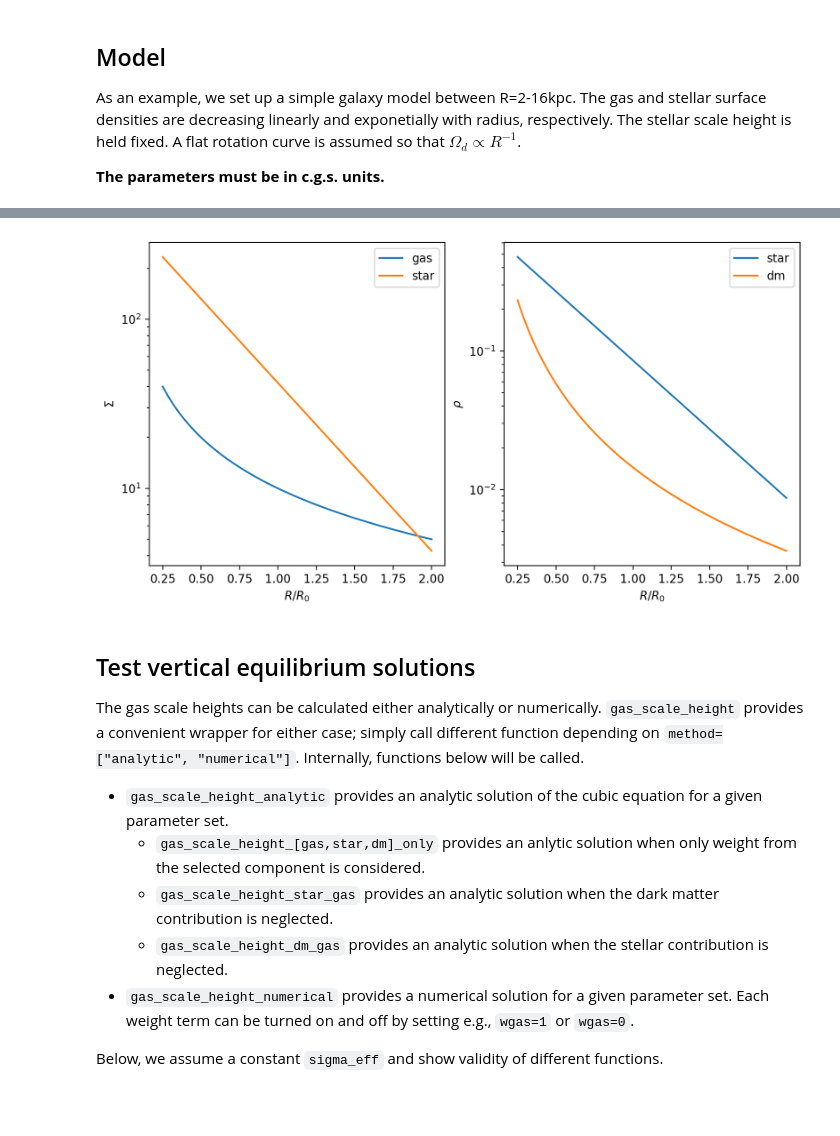
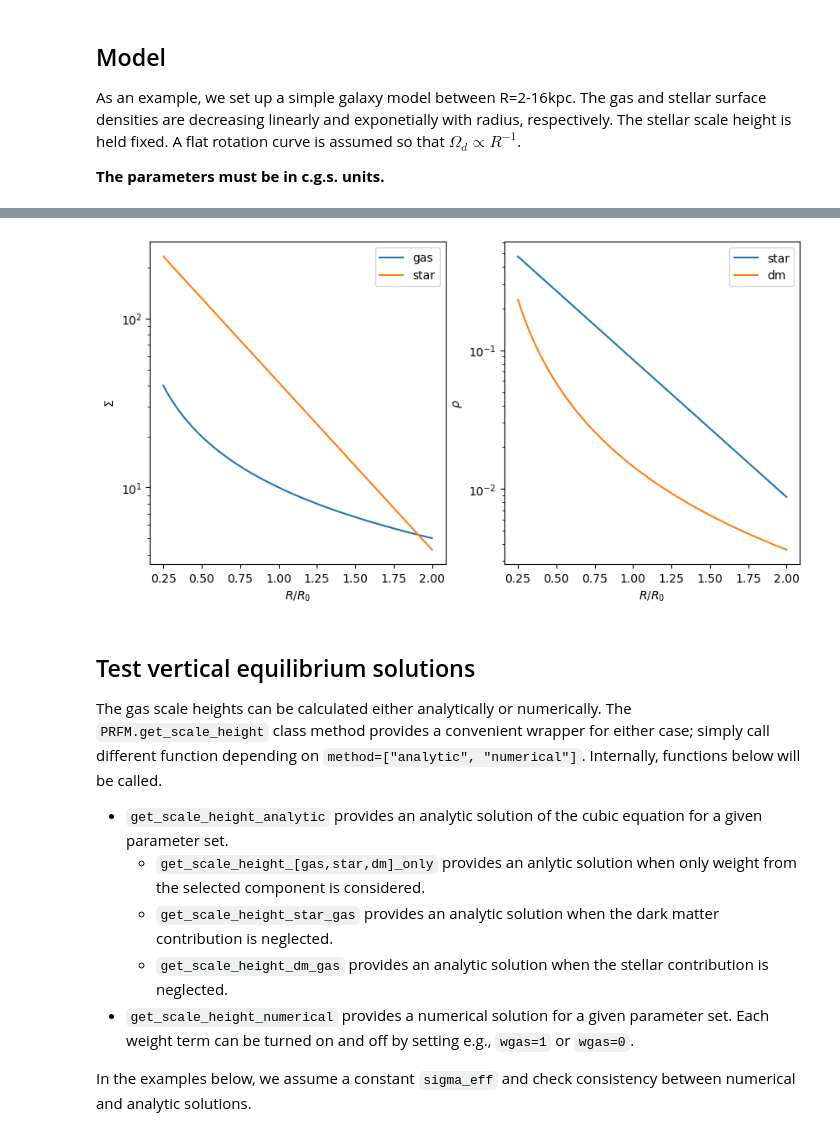
Before and after one commit to changgoo/PRFM, a Jupyter notebook: book/prfm.ipynb, the cells around one changed output, grey strips where cells are left out. Drawn from its saved outputs; the diff is of its cells as text; code cells hidden in the pictures; blank space fills up the shorter version.

```diff
--- a/book/prfm.ipynb
+++ b/book/prfm.ipynb
@@ -12,7 +9,8 @@ sys.path.insert(0,'../')
 # %%
 import matplotlib.pyplot as plt
 import prfm
-plt.rcParams['figure.dpi']=200
+import numpy as np
+plt.rcParams['figure.dpi']=100
 # %% [markdown]
 ## Model
 
@@ -59,0 +50,9 @@ kwargs = dict(zeta_d=1/3.)
+# %%
+# construct model
+# parameters are given in astro-friendly units
+mymodel = prfm.PRFM(Sigma_gas=Sigma_gas,
+                    Sigma_star=Sigma_star,
+                    H_star=H_star,
+                    Omega_d=Omega_d,
+                    sigma_eff=sigma_eff,
+                    astro_units=True)
@@ -60,35 +80,35 @@ kwargs = dict(zeta_d=1/3.)
 # %%
 # model profiles
 plt.figure(figsize=(10,5))
 plt.subplot(121)
-plt.plot(r0, Sigma_gas/surf_cgs,label='gas')
-plt.plot(r0, Sigma_star/surf_cgs,label='star')
+plt.plot(r0, mymodel.Sigma_gas,label='gas')
+plt.plot(r0, mymodel.Sigma_star,label='star')
 plt.ylabel(r'$\Sigma$')
 plt.xlabel(r'$R/R_0$')
 plt.legend()
 plt.yscale('log')
 
 plt.subplot(122)
-plt.plot(r0, Sigma_star/surf_cgs/(2*H_star/ac.pc.cgs.value),label='star')
-plt.plot(r0, (Omega_d**2/4/np.pi/ac.G.cgs.value)/surf_cgs*ac.pc.cgs.value,label='dm')
+plt.plot(r0, mymodel.rho_star,label='star')
+plt.plot(r0, mymodel.rho_dm,label='dm')
 plt.ylabel(r'$\rho$')
 plt.xlabel(r'$R/R_0$')
 plt.legend()
 plt.yscale('log')
 # %% [output]
-[figure, old version]
+[figure, new version]
 # %% [markdown]
 ## Test vertical equilibrium solutions
 
-The gas scale heights can be calculated either analytically or numerically. `gas_scale_height` provides a convenient wrapper for either case; simply call different function depending on `method=["analytic", "numerical"]`. Internally, functions below will be called.
+The gas scale heights can be calculated either analytically or numerically. The `PRFM.get_scale_height` class method provides a convenient wrapper for either case; simply call different function depending on `method=["analytic", "numerical"]`. Internally, functions below will be called.
 
-* `gas_scale_height_analytic` provides an analytic solution of the cubic equation for a given parameter set.
-    * `gas_scale_height_[gas,star,dm]_only` provides an anlytic solution when only weight from the selected component is considered.
-    * `gas_scale_height_star_gas` provides an analytic solution when the dark matter contribution is neglected.
-    * `gas_scale_height_dm_gas` provides an analytic solution when the stellar contribution is neglected.
-* `gas_scale_height_numerical` provides a numerical solution for a given parameter set. Each weight term can be turned on and off by setting e.g., `wgas=1` or `wgas=0`.
+* `get_scale_height_analytic` provides an analytic solution of the cubic equation for a given parameter set.
+    * `get_scale_height_[gas,star,dm]_only` provides an anlytic solution when only weight from the selected component is considered.
+    * `get_scale_height_star_gas` provides an analytic solution when the dark matter contribution is neglected.
+    * `get_scale_height_dm_gas` provides an analytic solution when the stellar contribution is neglected.
+* `get_scale_height_numerical` provides a numerical solution for a given parameter set. Each weight term can be turned on and off by setting e.g., `wgas=1` or `wgas=0`.
 
-Below, we assume a constant `sigma_eff` and show validity of different functions.
+In the examples below, we assume a constant `sigma_eff` and check consistency between numerical and analytic solutions.
 # %%
 # sanity checks
 fig, axes = plt.subplots(1,2, figsize=(6,3))
```
Also changed, not shown: parts of 16 cells of this notebook, 5 other files.
